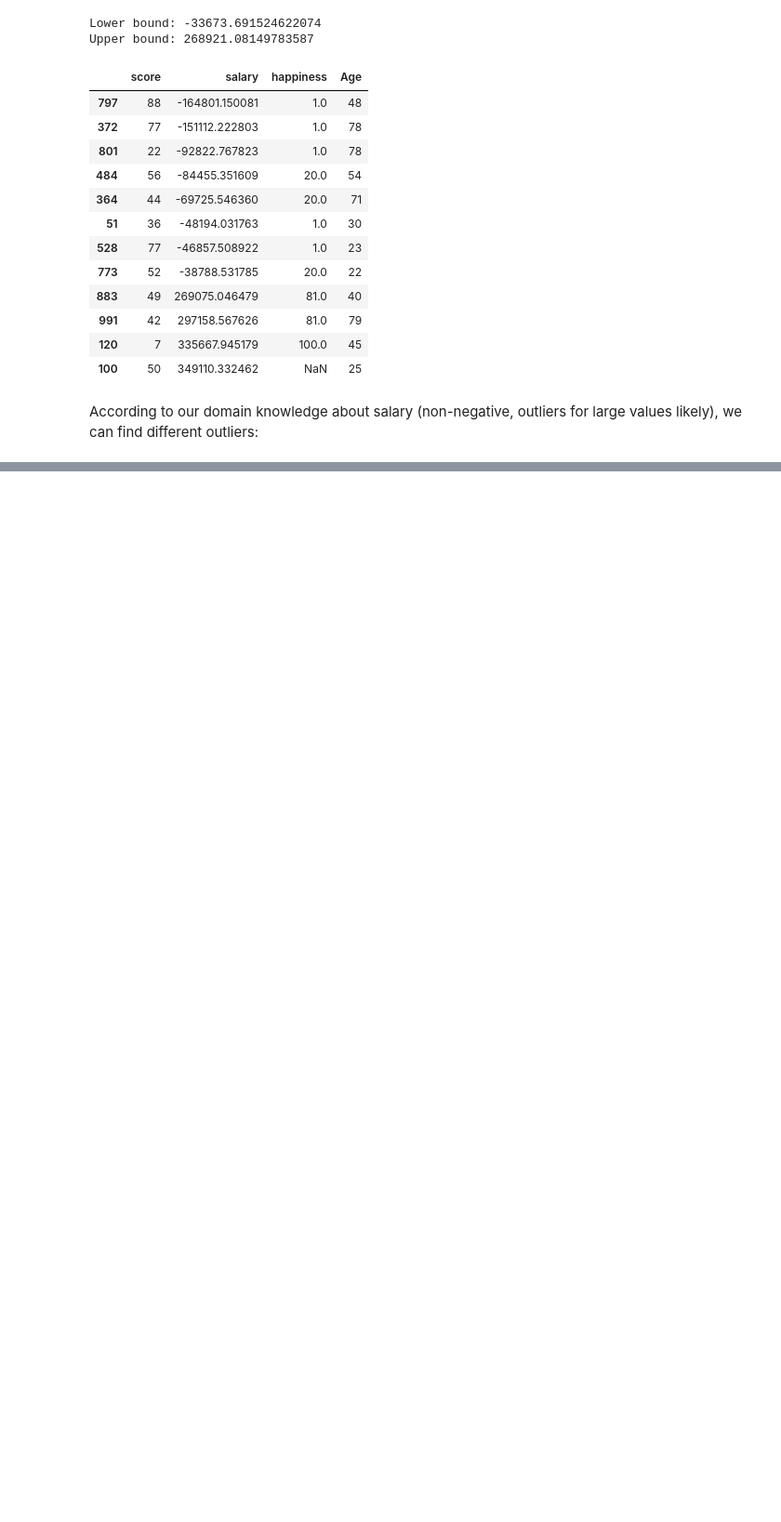
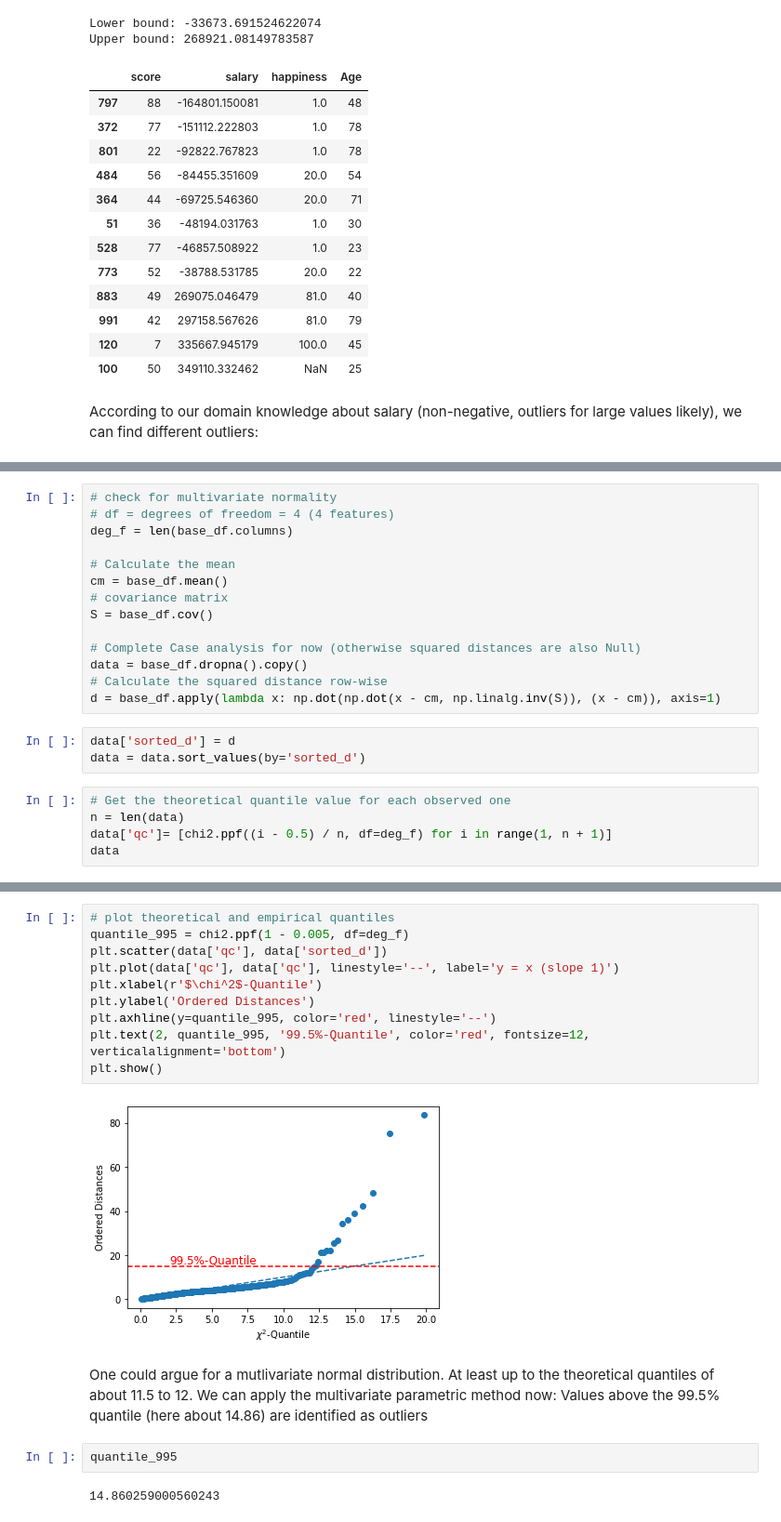
Before and after one commit to maxluetkemeyer/dataset_generator, a Jupyter notebook: dataset_1/2_OutlierDetection.ipynb, the cells around one changed output, grey strips where cells are left out. Shown: that part at 93% size. Drawn from its saved outputs; the diff is of its cells as text; blank space fills up the shorter version.

Commit message:
multivariate outlier detection

```diff
--- a/dataset_1/2_OutlierDetection.ipynb
+++ b/dataset_1/2_OutlierDetection.ipynb
@@ -73,0 +70,22 @@ outliers.sort_values(by='salary')
+# %%
+# check for multivariate normality
+# df = degrees of freedom = 4 (4 features)
+deg_f = len(base_df.columns)
+
+# Calculate the mean
+cm = base_df.mean()
+# covariance matrix
+S = base_df.cov()
+
+# Complete Case analysis for now (otherwise squared distances are also Null)
+data = base_df.dropna().copy()
+# Calculate the squared distance row-wise
+d = base_df.apply(lambda x: np.dot(np.dot(x - cm, np.linalg.inv(S)), (x - cm)), axis=1)
+# %%
+data['sorted_d'] = d
+data = data.sort_values(by='sorted_d')
+# %%
+# Get the theoretical quantile value for each observed one
+n = len(data)
+data['qc']= [chi2.ppf((i - 0.5) / n, df=deg_f) for i in range(1, n + 1)]
+data
@@ -73,0 +106,18 @@ outliers.sort_values(by='salary')
+# %%
+# plot theoretical and empirical quantiles
+quantile_995 = chi2.ppf(1 - 0.005, df=deg_f)
+plt.scatter(data['qc'], data['sorted_d'])
+plt.plot(data['qc'], data['qc'], linestyle='--', label='y = x (slope 1)')
+plt.xlabel(r'$\chi^2$-Quantile')
+plt.ylabel('Ordered Distances')
+plt.axhline(y=quantile_995, color='red', linestyle='--')
+plt.text(2, quantile_995, '99.5%-Quantile', color='red', fontsize=12, verticalalignment='bottom')
+plt.show()
+# %% [output]
+[figure, added]
+# %% [markdown]
+One could argue for a mutlivariate normal distribution. At least up to the theoretical quantiles of about 11.5 to 12. We can apply the multivariate parametric method now: Values above the 99.5% quantile (here about 14.86) are identified as outliers
+# %%
+quantile_995
+# %% [output]
+14.860259000560243
```
Also changed, not shown: parts of 8 cells of this notebook, 1 other file.
